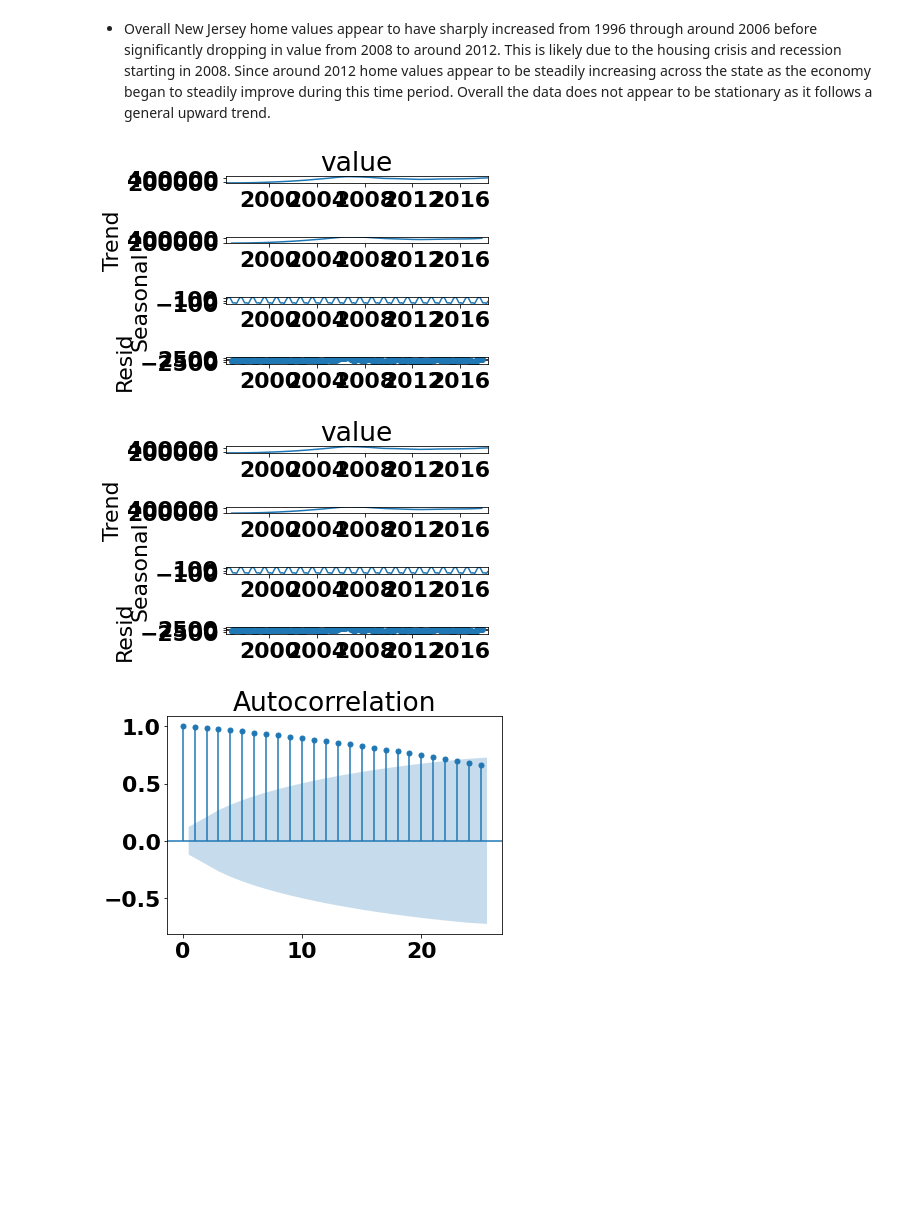
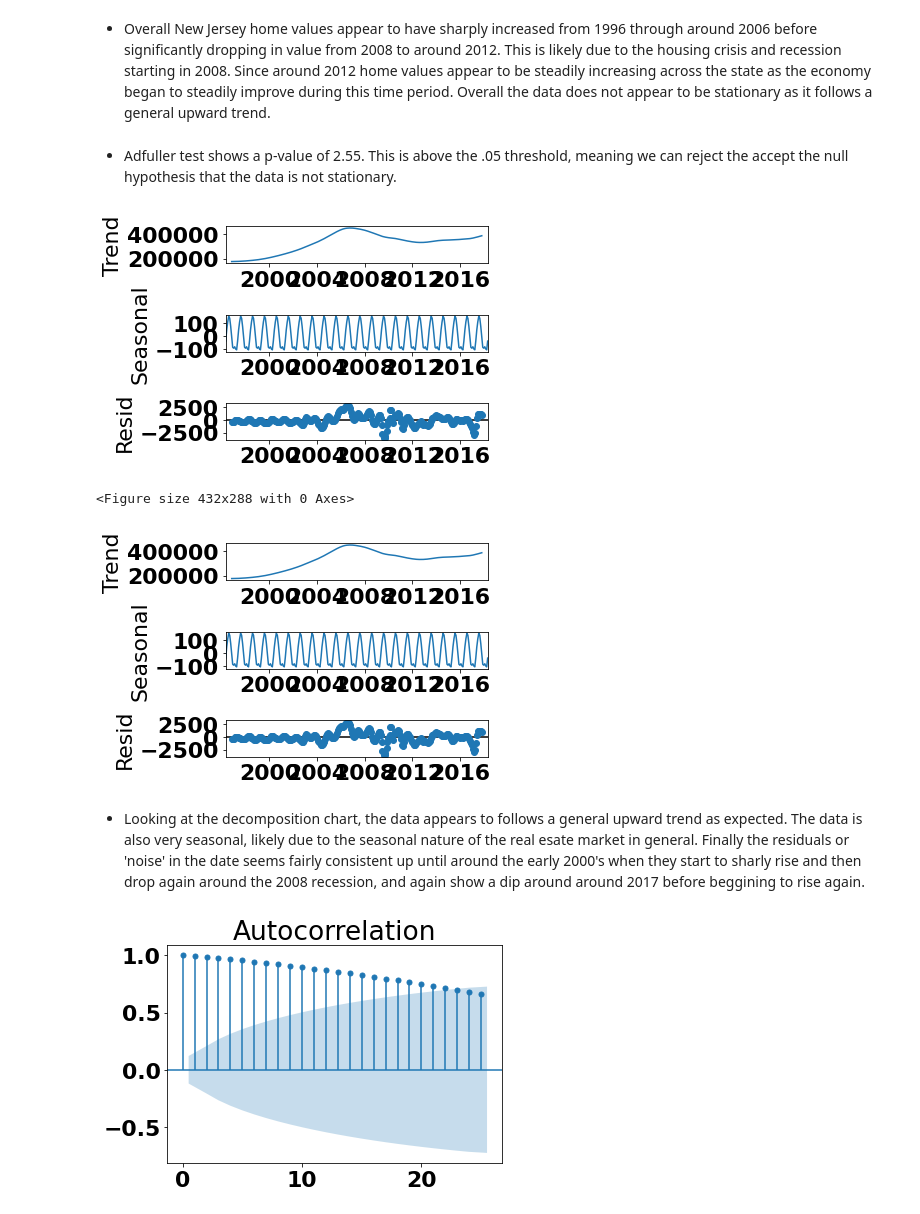
Before and after one commit to jmg0144/Zillow-Time-Series-Analysis, a Jupyter notebook: zillow-time-series-analysis.ipynb, the cells around one changed output. Cells and saved outputs as stored; diff of their text form; code cells hidden in the pictures; blank space fills up the shorter version.

```diff
--- a/zillow-time-series-analysis.ipynb
+++ b/zillow-time-series-analysis.ipynb
@@ -194,3 +314,5 @@ adfuller_of(nj_df['value'])
+# %% [markdown]
+ - Adfuller test shows a p-value of 2.55. This is above the .05 threshold, meaning we can reject the accept the null hypothesis that the data is not stationary.
 # %%
 #Resample NJ data by month
 nj_monthly = nj_df.resample(rule='M').mean()
@@ -198,10 +320,13 @@ nj_monthly = nj_df.resample(rule='M').mean()
 #Run a seasonal decomposition to check from trends, seasonality, and residual values
 decomposition = seasonal_decompose(nj_monthly['value'])
 # %%
-decomposition.plot()
+decomposition.plot(plt.gcf().autofmt_xdate())
 # %% [output]
-[figure, old version]
+[figure, new version]
+<Figure size 432x288 with 0 Axes>
-[figure, old version]
+[figure, new version]
+# %% [markdown]
+ - Looking at the decomposition chart, the data appears to follows a general upward  trend as expected. The data is also very seasonal, likely due to the seasonal nature of the real esate market in general. Finally the residuals or 'noise' in the date seems fairly consistent up until around the early 2000's when they start to sharly rise and then drop again around the 2008 recession, and again show a dip around around 2017 before beggining to rise again.
 # %%
 #Plot the autocorrelation function
 plot_acf(nj_monthly['value']);
```
Also changed, not shown: parts of 220 cells of this notebook.
